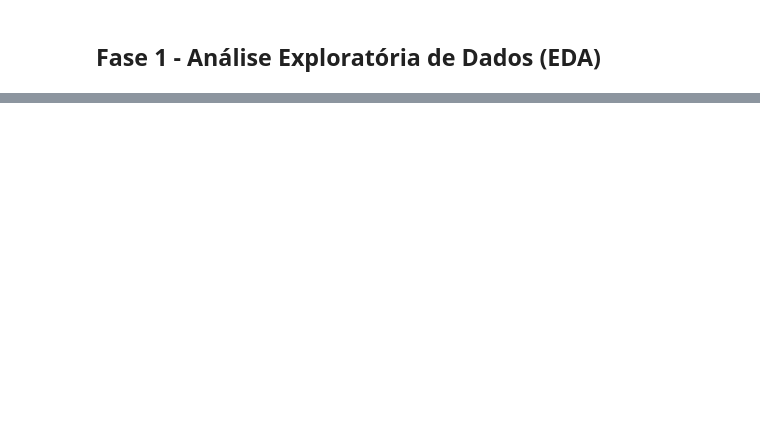
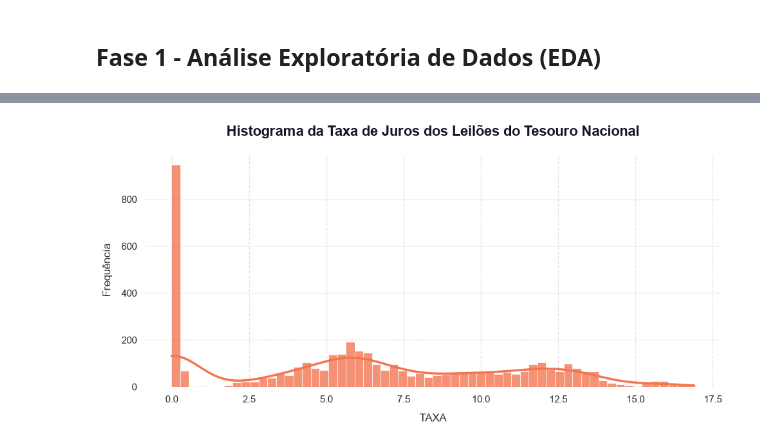
Before and after one commit to FelipeQue/brazilian-treasury-rate-prediction, a Jupyter notebook: notebooks/treasurycaster.ipynb, the cells around one changed output, grey strips where cells are left out. Drawn from its saved outputs; the diff is of its cells as text; code cells hidden in the pictures; blank space fills up the shorter version.

Commit message:
Plot target variable histogram

```diff
--- a/notebooks/treasurycaster.ipynb
+++ b/notebooks/treasurycaster.ipynb
@@ -112,0 +113,6 @@ df_combined.head()
+# %%
+# Histograma da variável de interesse TAXA
+
+plot_histogram(df, column='TAXA', title='Histograma da Taxa de Juros dos Leilões do Tesouro Nacional', filename='histogram_taxa.png')
+# %% [output]
+[figure, added]
```
Also changed, not shown: parts of 15 cells of this notebook, 3 other files.
